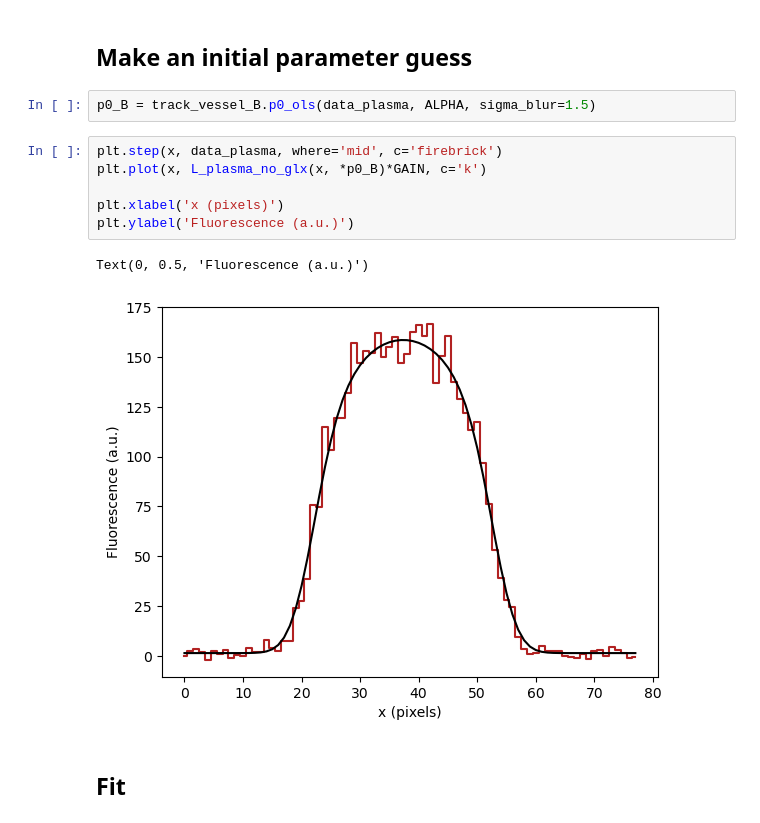
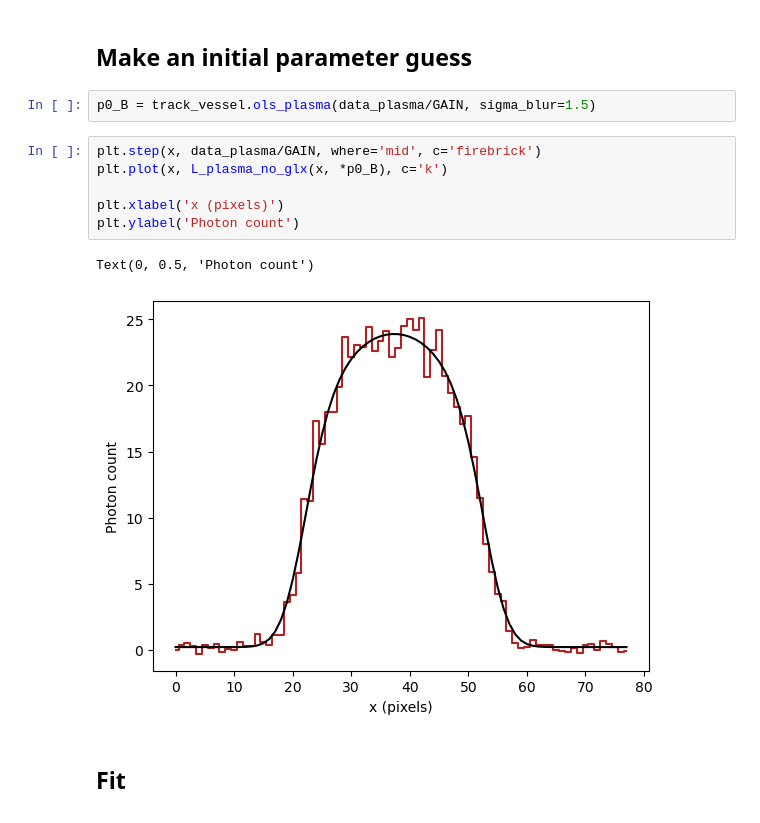
Before and after one commit to drkutuzov/sl2pm, a Jupyter notebook: examples/capillaries/calibration_example.ipynb, the cells around one changed output. Saved outputs shown, nothing was run; the diff lists cells and outputs as text.

```diff
--- a/examples/capillaries/calibration_example.ipynb
+++ b/examples/capillaries/calibration_example.ipynb
@@ -114,16 +123,16 @@ GAIN = 3/ALPHA
 # %% [markdown]
 ## Make an initial parameter guess
 # %%
-p0_B = track_vessel_B.p0_ols(data_plasma, ALPHA, sigma_blur=1.5)
+p0_B = track_vessel.ols_plasma(data_plasma/GAIN, sigma_blur=1.5)
 # %%
-plt.step(x, data_plasma, where='mid', c='firebrick')
-plt.plot(x, L_plasma_no_glx(x, *p0_B)*GAIN, c='k')
+plt.step(x, data_plasma/GAIN, where='mid', c='firebrick')
+plt.plot(x, L_plasma_no_glx(x, *p0_B), c='k')
 
 plt.xlabel('x (pixels)')
-plt.ylabel('Fluorescence (a.u.)')
+plt.ylabel('Photon count')
 # %% [output]
-Text(0, 0.5, 'Fluorescence (a.u.)')
+Text(0, 0.5, 'Photon count')
-[figure, old version]
+[figure, new version]
 # %% [markdown]
 ## Fit
 # %%
```
Also changed, not shown: parts of 11 cells of this notebook, 1 other file.
